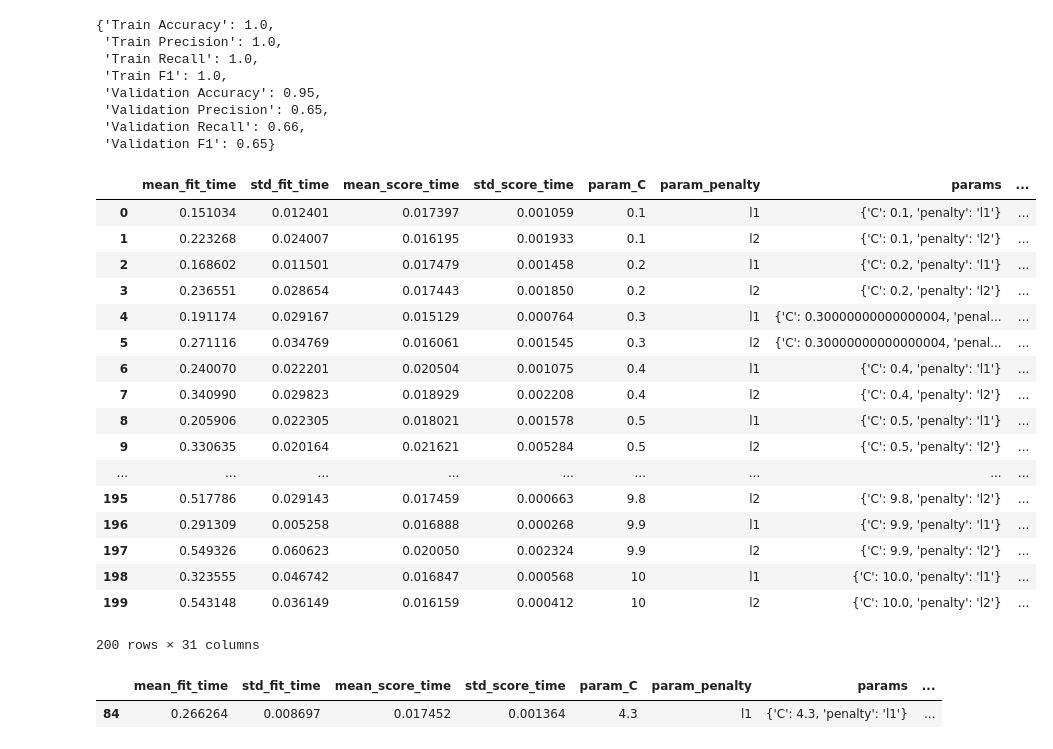
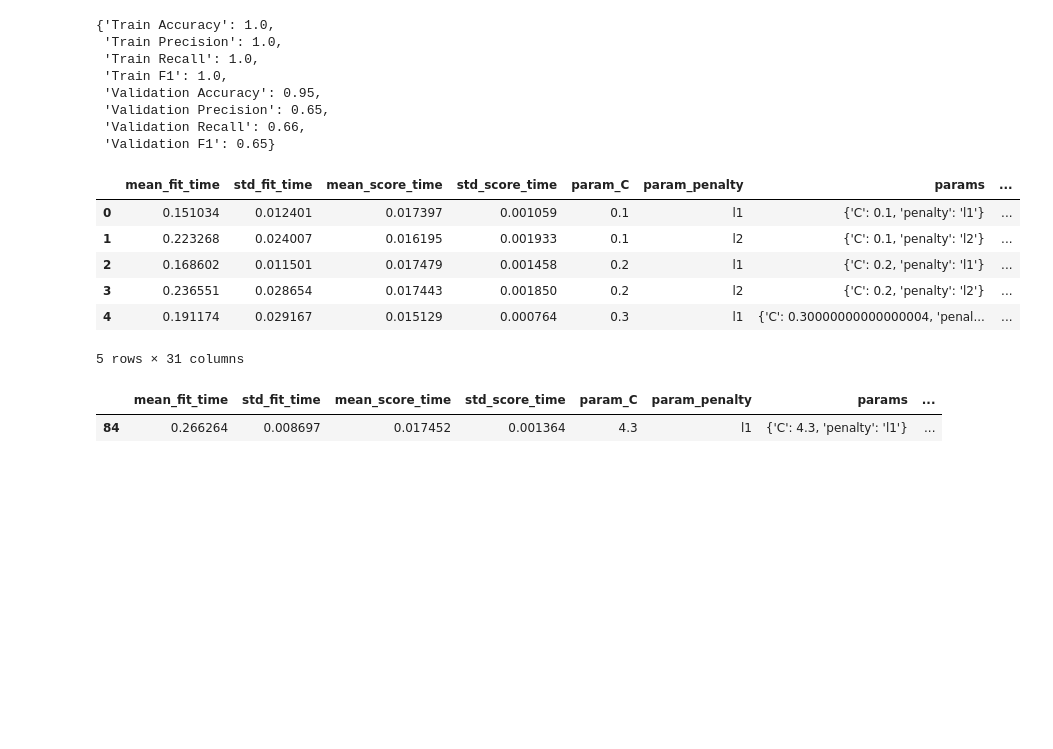
Before and after one commit to mguptaphd/Twitter-Hate-Classification-Project, a Jupyter notebook: Preliminary_Model_Comparisons.ipynb, the cells around one changed output. Cells and saved outputs as stored; diff of their text form; code cells hidden in the pictures; blank space fills up the shorter version.

```diff
--- a/Preliminary_Model_Comparisons.ipynb
+++ b/Preliminary_Model_Comparisons.ipynb
@@ -417,26 +372,15 @@ lr_metrics_dict
  'Validation F1': 0.65}
 # %%
 lr_gs_df = pd.DataFrame(lr_gs_model.cv_results_)
-lr_gs_df
+lr_gs_df.head()
 # %% [output]
 |  | mean_fit_time | std_fit_time | mean_score_time | std_score_time | param_C | param_penalty | params | ... |
 | 0 | 0.151034 | 0.012401 | 0.017397 | 0.001059 | 0.1 | l1 | {'C': 0.1, 'penalty': 'l1'} | ... |
 | 1 | 0.223268 | 0.024007 | 0.016195 | 0.001933 | 0.1 | l2 | {'C': 0.1, 'penalty': 'l2'} | ... |
 | 2 | 0.168602 | 0.011501 | 0.017479 | 0.001458 | 0.2 | l1 | {'C': 0.2, 'penalty': 'l1'} | ... |
 | 3 | 0.236551 | 0.028654 | 0.017443 | 0.001850 | 0.2 | l2 | {'C': 0.2, 'penalty': 'l2'} | ... |
 | 4 | 0.191174 | 0.029167 | 0.015129 | 0.000764 | 0.3 | l1 | {'C': 0.30000000000000004, 'penal... | ... |
-| 5 | 0.271116 | 0.034769 | 0.016061 | 0.001545 | 0.3 | l2 | {'C': 0.30000000000000004, 'penal... | ... |
-| 6 | 0.240070 | 0.022201 | 0.020504 | 0.001075 | 0.4 | l1 | {'C': 0.4, 'penalty': 'l1'} | ... |
-| 7 | 0.340990 | 0.029823 | 0.018929 | 0.002208 | 0.4 | l2 | {'C': 0.4, 'penalty': 'l2'} | ... |
-| 8 | 0.205906 | 0.022305 | 0.018021 | 0.001578 | 0.5 | l1 | {'C': 0.5, 'penalty': 'l1'} | ... |
-| 9 | 0.330635 | 0.020164 | 0.021621 | 0.005284 | 0.5 | l2 | {'C': 0.5, 'penalty': 'l2'} | ... |
-| ... | ... | ... | ... | ... | ... | ... | ... | ... |
-| 195 | 0.517786 | 0.029143 | 0.017459 | 0.000663 | 9.8 | l2 | {'C': 9.8, 'penalty': 'l2'} | ... |
-| 196 | 0.291309 | 0.005258 | 0.016888 | 0.000268 | 9.9 | l1 | {'C': 9.9, 'penalty': 'l1'} | ... |
-| 197 | 0.549326 | 0.060623 | 0.020050 | 0.002324 | 9.9 | l2 | {'C': 9.9, 'penalty': 'l2'} | ... |
-| 198 | 0.323555 | 0.046742 | 0.016847 | 0.000568 | 10 | l1 | {'C': 10.0, 'penalty': 'l1'} | ... |
-| 199 | 0.543148 | 0.036149 | 0.016159 | 0.000412 | 10 | l2 | {'C': 10.0, 'penalty': 'l2'} | ... |
-200 rows × 31 columns
+5 rows × 31 columns
 # %%
 lr_gs_df[lr_gs_df.rank_test_precision == 1]
 # %% [output]
```
Also changed, not shown: parts of 16 cells of this notebook, 3 other files.
